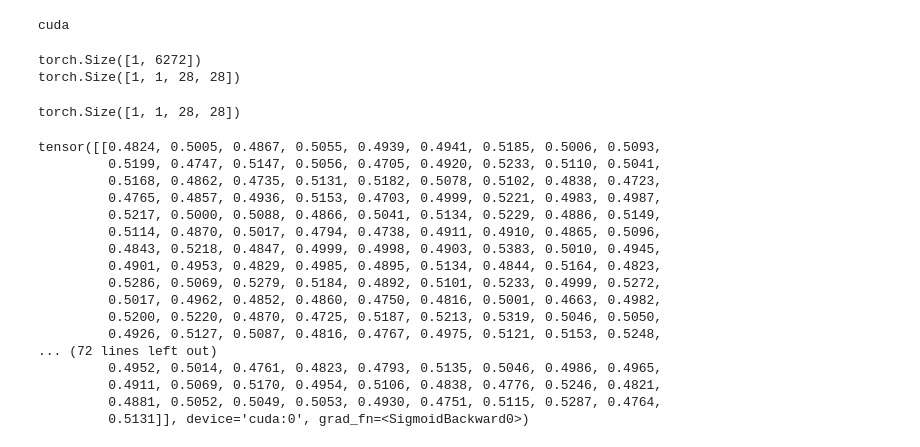
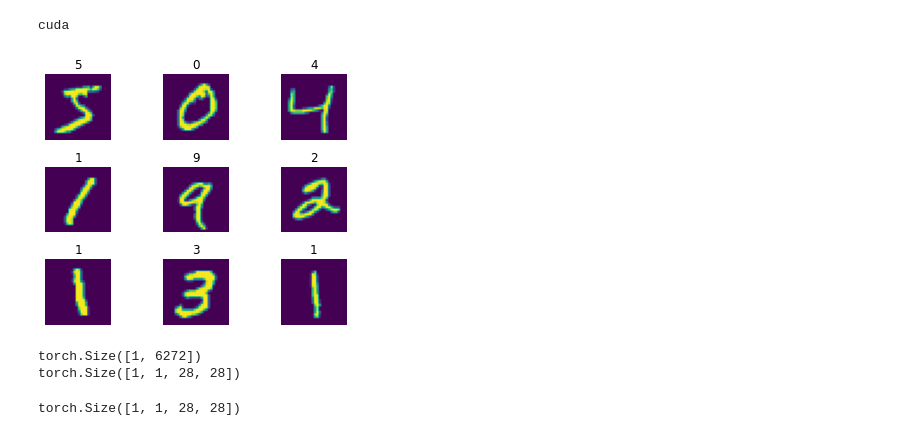
Before and after one commit to AniccsSora/MFA_DAE_ME, a Jupyter notebook: src/畫圖用/AE_example.ipynb, the cells around one changed output. Cells and saved outputs as stored; diff of their text form; code cells hidden in the pictures.

```diff
--- a/src/畫圖用/AE_example.ipynb
+++ b/src/畫圖用/AE_example.ipynb
@@ -28,6 +28,25 @@ device = 'cuda' if torch.cuda.is_available() else 'cpu'
 print(device)
 # %% [output]
 cuda
+# %%
+rows, cols = 3, 3
+fig, axs = plt.subplots(rows, cols)
+for idx in range(rows*cols):
+    row = int(idx/cols)
+    col = int(idx%cols)
+
+    img = dataset[idx][0]*255
+    img = img.reshape(28,28).int()
+
+    axs[row, col].imshow(img)
+    axs[row, col].axis('off')
+    axs[row, col].set_title(str(dataset[idx][1]))
+    #axs[row, col].suptitle(str(dataset[idx][1]))
+
+    plt.tight_layout()
+plt.show()
+# %% [output]
+[figure, added]
 # %%
 class Encoder(torch.nn.Module):
     def __init__(self):
@@ -161,25 +137,7 @@ optimizer = torch.optim.Adam(model.parameters(),
                              weight_decay = 1e-8)
 # %%
-fake_batch = torch.randn((1,28*28), device=device)
-model(fake_batch)
+fake_batch = torch.randn((1,1,28,28), device=device)
+#model(fake_batch)
-# %% [output]
-tensor([[0.4824, 0.5005, 0.4867, 0.5055, 0.4939, 0.4941, 0.5185, 0.5006, 0.5093,
-         0.5199, 0.4747, 0.5147, 0.5056, 0.4705, 0.4920, 0.5233, 0.5110, 0.5041,
-         0.5168, 0.4862, 0.4735, 0.5131, 0.5182, 0.5078, 0.5102, 0.4838, 0.4723,
-         0.4765, 0.4857, 0.4936, 0.5153, 0.4703, 0.4999, 0.5221, 0.4983, 0.4987,
-         0.5217, 0.5000, 0.5088, 0.4866, 0.5041, 0.5134, 0.5229, 0.4886, 0.5149,
-         0.5114, 0.4870, 0.5017, 0.4794, 0.4738, 0.4911, 0.4910, 0.4865, 0.5096,
-         0.4843, 0.5218, 0.4847, 0.4999, 0.4998, 0.4903, 0.5383, 0.5010, 0.4945,
-         0.4901, 0.4953, 0.4829, 0.4985, 0.4895, 0.5134, 0.4844, 0.5164, 0.4823,
-         0.5286, 0.5069, 0.5279, 0.5184, 0.4892, 0.5101, 0.5233, 0.4999, 0.5272,
-         0.5017, 0.4962, 0.4852, 0.4860, 0.4750, 0.4816, 0.5001, 0.4663, 0.4982,
-         0.5200, 0.5220, 0.4870, 0.4725, 0.5187, 0.5213, 0.5319, 0.5046, 0.5050,
-         0.4926, 0.5127, 0.5087, 0.4816, 0.4767, 0.4975, 0.5121, 0.5153, 0.5248,
-... (72 lines left out)
-         0.4952, 0.5014, 0.4761, 0.4823, 0.4793, 0.5135, 0.5046, 0.4986, 0.4965,
-         0.4911, 0.5069, 0.5170, 0.4954, 0.5106, 0.4838, 0.4776, 0.5246, 0.4821,
-         0.4881, 0.5052, 0.5049, 0.5053, 0.4930, 0.4751, 0.5115, 0.5287, 0.4764,
-         0.5131]], device='cuda:0', grad_fn=<SigmoidBackward0>)
 # %%
 epochs = 20
 outputs = []
```
Also changed, not shown: parts of 11 cells of this notebook, 2 other files.
